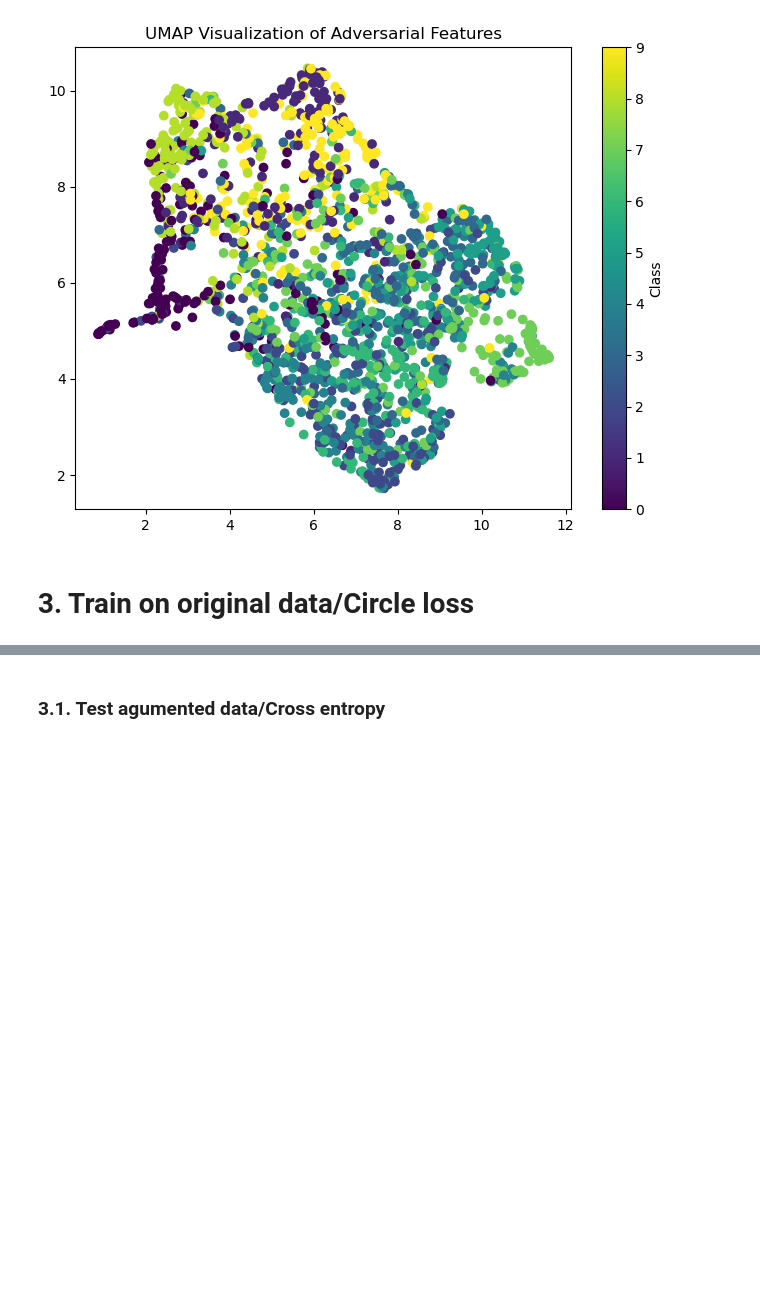
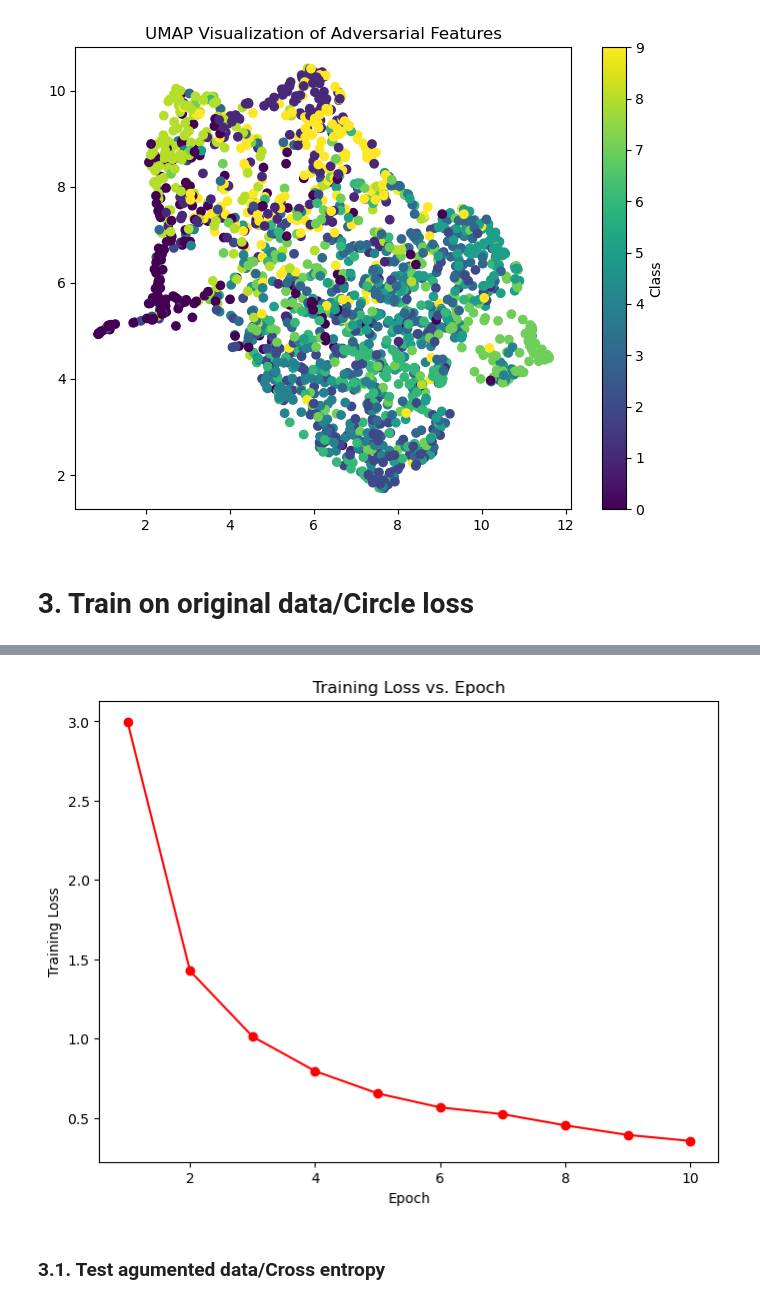
Before and after one commit to moshafieeha/Deep-Learning-Mini-Projects, a Jupyter notebook: Robustenss in Classification.ipynb, the cells around one changed output, grey strips where cells are left out. Cells and saved outputs as stored; diff of their text form; code cells hidden in the pictures; blank space fills up the shorter version.

```diff
--- a/Robustenss in Classification.ipynb
+++ b/Robustenss in Classification.ipynb
@@ -458,7 +458,7 @@ num_features = new_model2.fc.in_features
 new_model2.fc = nn.Linear(num_features, 10)
 new_model2 = new_model2.to(device)
 
-criterion = losses.CircleLoss(m=0.9, gamma=10)
+criterion = losses.CircleLoss(m=0.7, gamma=50)
 optimizer = optim.Adam(new_model2.parameters(), lr=0.001)
 
 # Train
@@ -468,3 +477,4 @@ Epoch [1/10], Loss: 0.1544
+[figure, added]
 # %% [markdown]
 ### 3.1. Test agumented data/Cross entropy
 # %%
```
Also changed, not shown: parts of 2 cells of this notebook.
